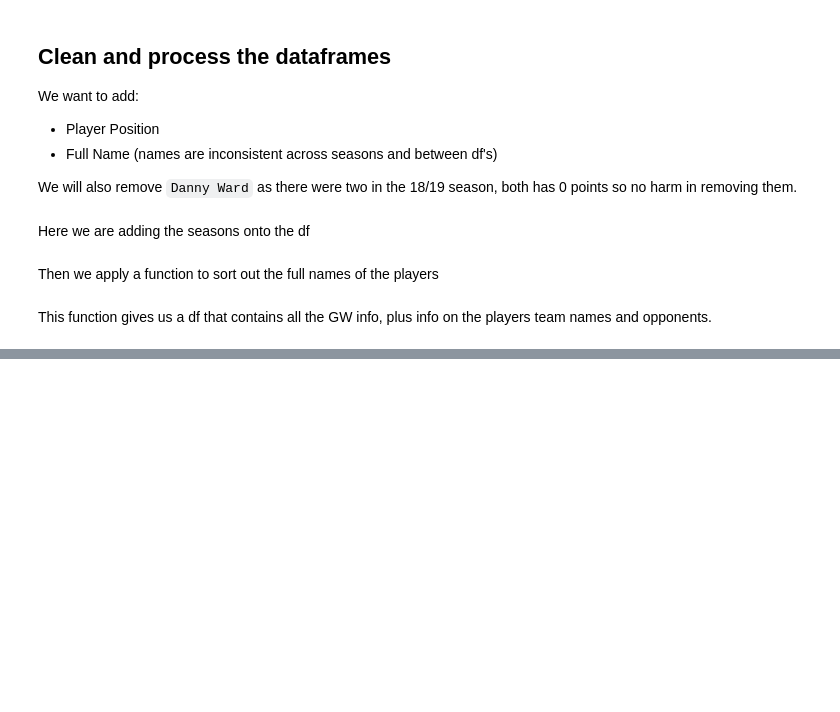
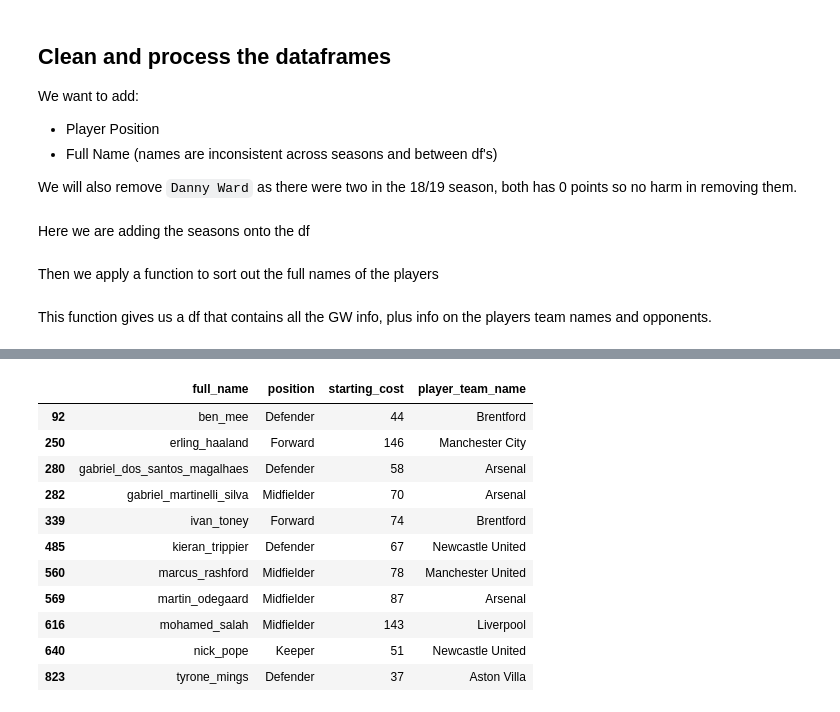
Before and after one commit to jamesdidathing/fpl_predictor, a Jupyter notebook: predictor.ipynb, the cells around one changed output, grey strips where cells are left out. Drawn from its saved outputs; the diff is of its cells as text; code cells hidden in the pictures; blank space fills up the shorter version.

Commit message:
modelling off 2223 season picked first 11 and bench players

```diff
--- a/predictor.ipynb
+++ b/predictor.ipynb
@@ -185,0 +271,69 @@ See the caveats in the documentation: https://pandas.pydata.org/pandas-docs/stab
+# %%
+# Define functions with additional checks for NaN values
+def make_decision_variables(player_df):
+    return [pulp.LpVariable(player, cat="Binary") for player in player_df.full_name]
+
+def make_optimization_function(player_df, decision_variables):
+    op_func = pulp.lpSum(
+        0 if pd.isna(player_df.total_points_last_season[i]) else player_df.total_points_last_season[i] * decision_variables[i]
+        for i in range(len(player_df))
+    )
+    return op_func
+
+def make_cash_constraint(player_df, decision_variables, available_cash):
+    total_paid = pulp.lpSum(
+        0 if pd.isna(player_df.starting_cost[i]) else player_df.starting_cost[i] * decision_variables[i]
+        for i in range(len(player_df))
+    )
+    return (total_paid <= available_cash)
+
+def make_player_constraint(position, n, decision_variables, player_df):
+    total_n = pulp.lpSum(
+        decision_variables[i] for i in range(len(player_df)) if player_df.position[i] == position
+    )
+    return (total_n == n)
+
+def add_team_constraint(prob, player_df, decision_variables):
+    for team, group in player_df.groupby('team_code'):
+        team_total = pulp.lpSum(
+            decision_variables[i] for i in range(len(player_df)) if player_df.full_name[i] in group.full_name.values
+        )
+        prob += (team_total <= 3)
+
+available_cash = 1000 - bench_cost
+
+prob = pulp.LpProblem('InitialTeam', pulp.LpMaximize)
+
+decision_variables = make_decision_variables(available_players_df)
+prob += make_optimization_function(available_players_df, decision_variables)
+prob += make_cash_constraint(available_players_df, decision_variables, available_cash)
+prob += make_player_constraint("Keeper", 1, decision_variables, available_players_df)
+prob += make_player_constraint("Defender", 4, decision_variables, available_players_df)
+prob += make_player_constraint("Midfielder", 4, decision_variables, available_players_df)
+prob += make_player_constraint("Forward", 2, decision_variables, available_players_df)
+
+add_team_constraint(prob, available_players_df, decision_variables)
+
+## Solve
+
+prob.writeLP('InitialTeam.lp')
+optimization_result = prob.solve()
+
+## Get initial team
+
+def get_initial_team(prob, player_df):
+
+    variable_names = [v.name for v in prob.variables()]
+    variable_values = [v.varValue for v in prob.variables()]
+
+    initial_team = pd.merge(pd.DataFrame({'full_name': variable_names,
+                  'selected': variable_values}),
+                                       player_df, on="full_name")
+
+    initial_team = initial_team[initial_team.selected==1.0]
+
+    return initial_team
+
+initial_team_df = get_initial_team(prob, available_players_df)
+initial_team_df[['full_name', "position", "starting_cost", "player_team_name"]]
+# %% [output]
@@ -185,0 +357,12 @@ See the caveats in the documentation: https://pandas.pydata.org/pandas-docs/stab
+|  | full_name | position | starting_cost | player_team_name |
+| 92 | ben_mee | Defender | 44 | Brentford |
+| 250 | erling_haaland | Forward | 146 | Manchester City |
+| 280 | gabriel_dos_santos_magalhaes | Defender | 58 | Arsenal |
+| 282 | gabriel_martinelli_silva | Midfielder | 70 | Arsenal |
+| 339 | ivan_toney | Forward | 74 | Brentford |
+| 485 | kieran_trippier | Defender | 67 | Newcastle United |
+| 560 | marcus_rashford | Midfielder | 78 | Manchester United |
+| 569 | martin_odegaard | Midfielder | 87 | Arsenal |
+| 616 | mohamed_salah | Midfielder | 143 | Liverpool |
+| 640 | nick_pope | Keeper | 51 | Newcastle United |
+| 823 | tyrone_mings | Defender | 37 | Aston Villa |
```
Also changed, not shown: parts of 10 cells of this notebook.
